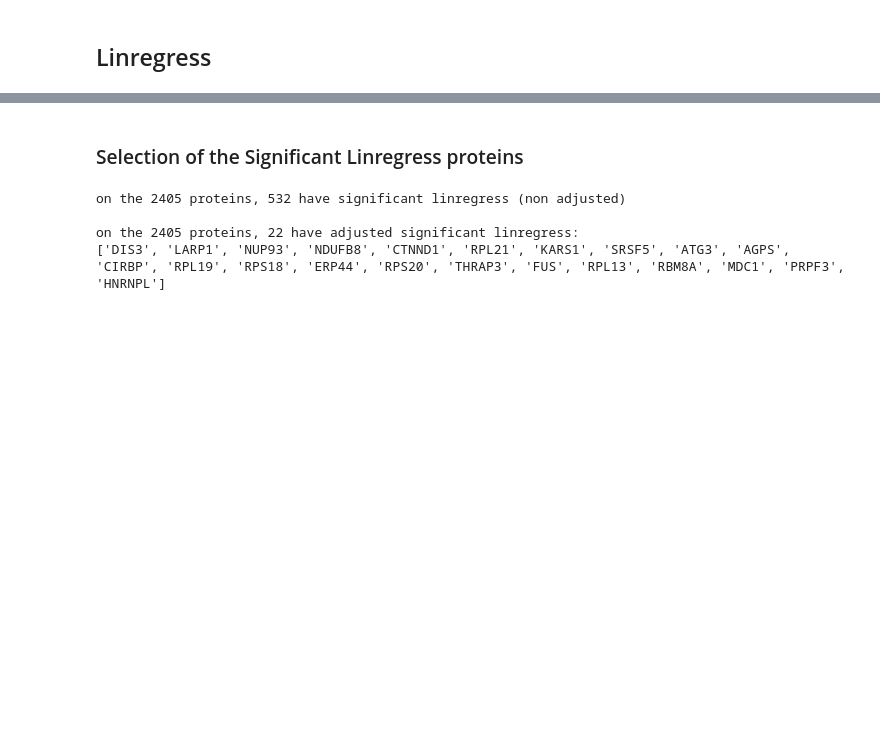
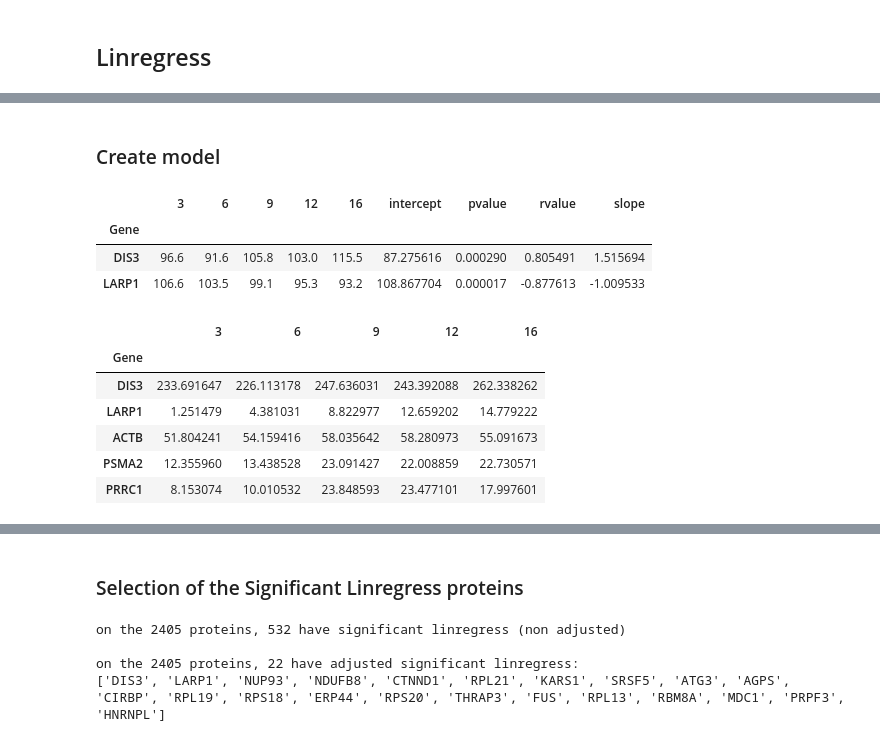
Before and after one commit to Keviosta/Temp_3.2.-.C, a Jupyter notebook: HEK293_Proteomic data.ipynb, the cells around one changed output, grey strips where cells are left out. Drawn from its saved outputs; the diff is of its cells as text; code cells hidden in the pictures; blank space fills up the shorter version.

```diff
--- a/HEK293_Proteomic data.ipynb
+++ b/HEK293_Proteomic data.ipynb
@@ -130,0 +132,29 @@ Index([3, 3, 3, 6, 6, 6, 9, 9, 9, 12, 12, 12, 16, 16, 16], dtype='int64')
+# %% [markdown]
+### Create model
+# %%
+df_linregress_median = df_linregress.groupby(axis=1, level=0).median()
+df_linregress_median.head(2)
+# %% [output]
+|  | 3 | 6 | 9 | 12 | 16 | intercept | pvalue | rvalue | slope |
+| Gene |  |  |  |  |  |  |  |  |  |
+| DIS3 | 96.6 | 91.6 | 105.8 | 103.0 | 115.5 | 87.275616 | 0.000290 | 0.805491 | 1.515694 |
+| LARP1 | 106.6 | 103.5 | 99.1 | 95.3 | 93.2 | 108.867704 | 0.000017 | -0.877613 | -1.009533 |
+# %%
+# create new df
+df_linregress_model = pandas.DataFrame(index=df_linregress_median.index,
+                                       columns=df_linregress_median.iloc[:,:-4].columns)
+
+# transform value to have model: Value * Slope + intercept
+for col in set(df_linregress_model.columns):
+    df_linregress_model[col] = (df_linregress_median['slope'] *
+                                df_linregress_median[col]) + df_linregress_median['intercept']
+
+df_linregress_model.head()
+# %% [output]
+|  | 3 | 6 | 9 | 12 | 16 |
+| Gene |  |  |  |  |  |
+| DIS3 | 233.691647 | 226.113178 | 247.636031 | 243.392088 | 262.338262 |
+| LARP1 | 1.251479 | 4.381031 | 8.822977 | 12.659202 | 14.779222 |
+| ACTB | 51.804241 | 54.159416 | 58.035642 | 58.280973 | 55.091673 |
+| PSMA2 | 12.355960 | 13.438528 | 23.091427 | 22.008859 | 22.730571 |
+| PRRC1 | 8.153074 | 10.010532 | 23.848593 | 23.477101 | 17.997601 |
```
Also changed, not shown: parts of 53 cells of this notebook, 5 other files.
